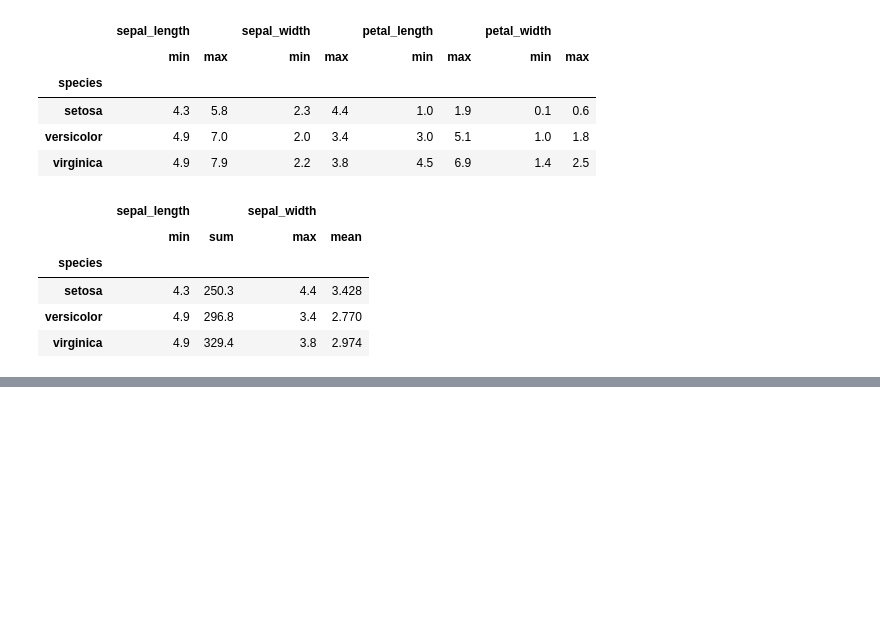
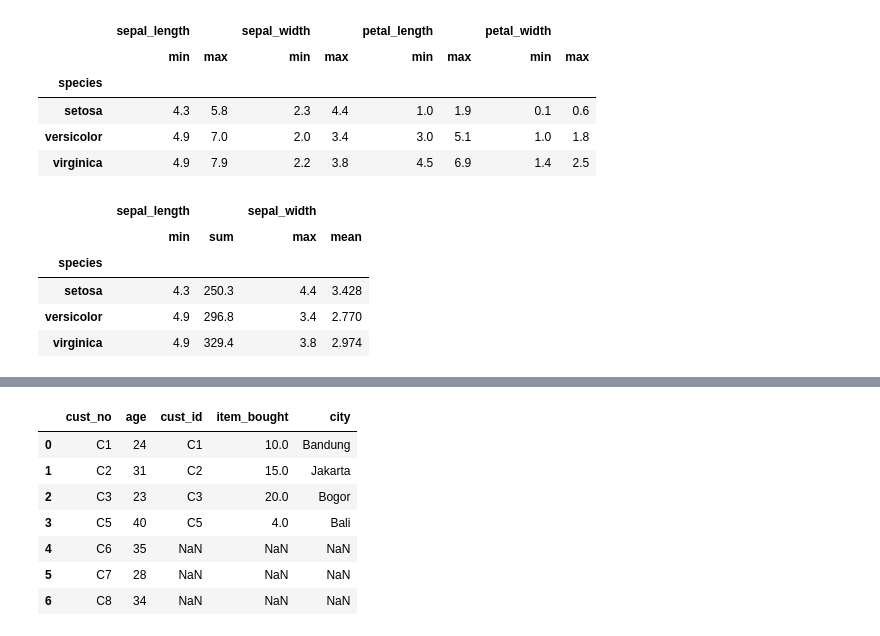
Before and after one commit to zanafiii/data-science-a-z, a Jupyter notebook: Part3_Working with Pandas & DataFrame.ipynb, the cells around one changed output, grey strips where cells are left out. Saved outputs shown, nothing was run; the diff lists cells and outputs as text; code cells hidden in the pictures; blank space fills up the shorter version.

```diff
--- a/Part3_Working with Pandas & DataFrame.ipynb
+++ b/Part3_Working with Pandas & DataFrame.ipynb
@@ -1004,0 +1058,11 @@ iris.groupby(["species"]).agg({"sepal_length": ["min","sum"], "sepal_width": ["m
+# %%
+df3.merge(df1, how = "left", left_on = "cust_no", right_on = "cust_id")
+# %% [output]
+|  | cust_no | age | cust_id | item_bought | city |
+| 0 | C1 | 24 | C1 | 10.0 | Bandung |
+| 1 | C2 | 31 | C2 | 15.0 | Jakarta |
+| 2 | C3 | 23 | C3 | 20.0 | Bogor |
+| 3 | C5 | 40 | C5 | 4.0 | Bali |
+| 4 | C6 | 35 | NaN | NaN | NaN |
+| 5 | C7 | 28 | NaN | NaN | NaN |
+| 6 | C8 | 34 | NaN | NaN | NaN |
```
Also changed, not shown: parts of 8 cells of this notebook.
